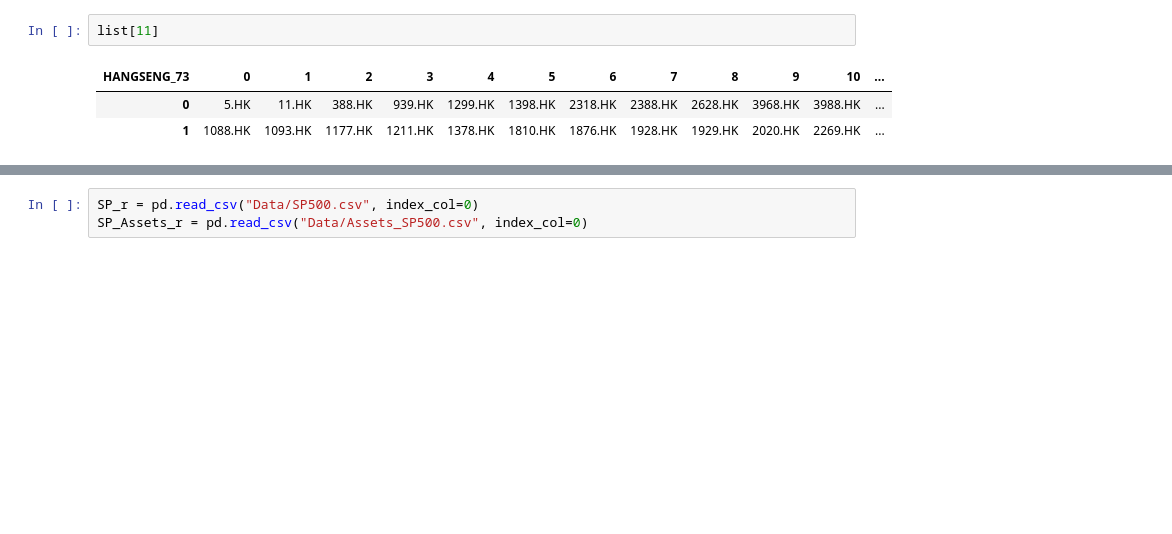
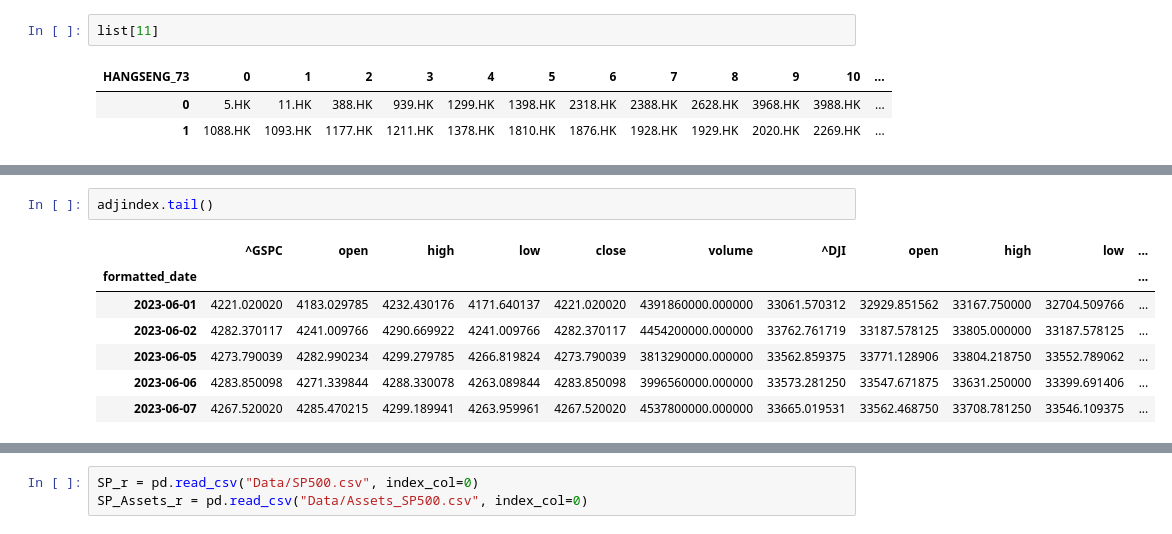
Before and after one commit to EMarquez7/Examen-de-Simulaci-n-2, a Jupyter notebook: SP500-Risk-Optimized-Portfolios-ML.ipynb, the cells around one changed output, grey strips where cells are left out. Cells and saved outputs as stored; diff of their text form; blank space fills up the shorter version.

```diff
--- a/SP500-Risk-Optimized-Portfolios-ML.ipynb
+++ b/SP500-Risk-Optimized-Portfolios-ML.ipynb
@@ -367,0 +376,10 @@ HK = list[11]
+# %%
+adjindex.tail()
+# %% [output]
+|  | ^GSPC | open | high | low | close | volume | ^DJI | open | high | low | ... |
+| formatted_date |  |  |  |  |  |  |  |  |  |  | ... |
+| 2023-06-01 | 4221.020020 | 4183.029785 | 4232.430176 | 4171.640137 | 4221.020020 | 4391860000.000000 | 33061.570312 | 32929.851562 | 33167.750000 | 32704.509766 | ... |
+| 2023-06-02 | 4282.370117 | 4241.009766 | 4290.669922 | 4241.009766 | 4282.370117 | 4454200000.000000 | 33762.761719 | 33187.578125 | 33805.000000 | 33187.578125 | ... |
+| 2023-06-05 | 4273.790039 | 4282.990234 | 4299.279785 | 4266.819824 | 4273.790039 | 3813290000.000000 | 33562.859375 | 33771.128906 | 33804.218750 | 33552.789062 | ... |
+| 2023-06-06 | 4283.850098 | 4271.339844 | 4288.330078 | 4263.089844 | 4283.850098 | 3996560000.000000 | 33573.281250 | 33547.671875 | 33631.250000 | 33399.691406 | ... |
+| 2023-06-07 | 4267.520020 | 4285.470215 | 4299.189941 | 4263.959961 | 4267.520020 | 4537800000.000000 | 33665.019531 | 33562.468750 | 33708.781250 | 33546.109375 | ... |
```
Also changed, not shown: parts of 83 cells of this notebook, 8 other files.
